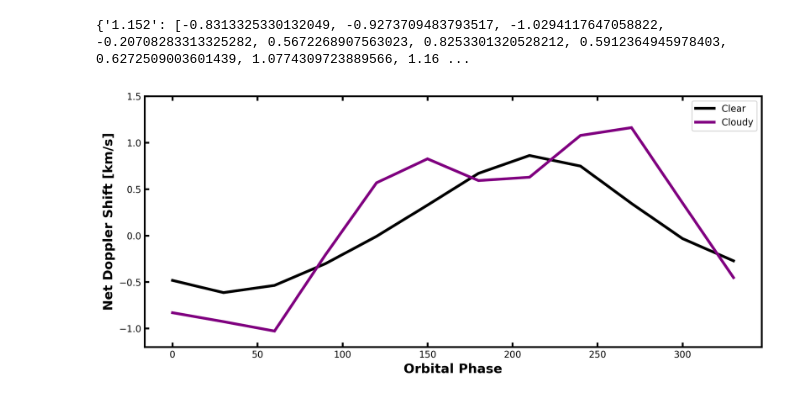
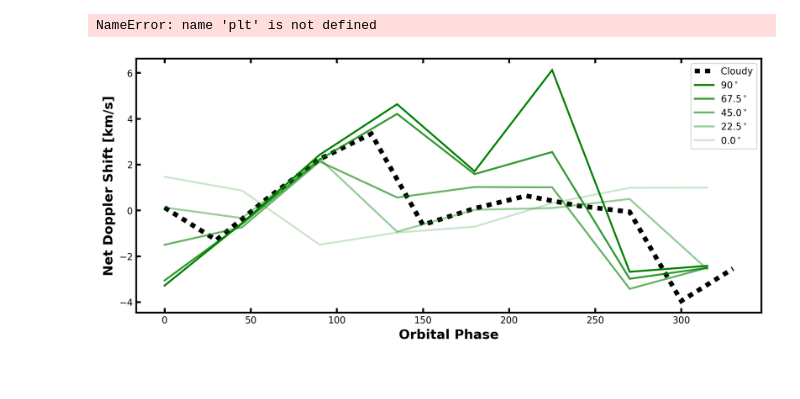
Before and after one commit to imalsky/New_Jups, a Jupyter notebook: Code/cc.ipynb, the cells around one changed output. Saved outputs shown, nothing was run; the diff lists cells and outputs as text; code cells hidden in the pictures.

```diff
--- a/Code/cc.ipynb
+++ b/Code/cc.ipynb
@@ -221,4 +246,0 @@ for inc in inclinations:
-# %%
-print (test_dictionary)
-# %% [output]
-{'1.152': [-0.8313325330132049, -0.9273709483793517, -1.0294117647058822, -0.20708283313325282, 0.5672268907563023, 0.8253301320528212, 0.5912364945978403, 0.6272509003601439, 1.0774309723889566, 1.16 ...
@@ -235,29 +247,86 @@ cloudy_vals = [-0.8313325330132049, -0.9273709483793517, -1.0294117647058822, -0
+# %%
+ups_clear = [-0.478, -0.006, 0.33, 0.638, 0.794, 0.678, 0.314, -0.578, -0.042, -0.286, -0.51, -0.302]
+ups_cloudy = [0.122, -1.298, 0.546, 2.23, 3.342, -0.634, 0.086, 0.634, 0.202, -0.066, -3.954, -2.546]
+
+clear_1 = [-0.254, 0.21, 1.082, 1.31, -0.038, -0.314, -0.878, -0.538]
+clear_2 = [-0.378, 0.166, 1.01, 1.286, 0.094, -0.338, -0.814, -0.51]
+clear_3 = [-0.546, 0.118, 0.846, 1.126, 0.326, -0.326, -0.694, -0.434]
+clear_4 = [-0.466, 0.162, 0.622, 0.742, 0.31, -0.166, -0.554, -0.29]
+clear_5 = [0.03, 0.03, 0.03, 0.026, 0.026, 0.03, 0.026, 0.026]
+
+cloudy_1 = [-3.282, -0.554, 2.422, 4.634, 1.706, 6.122, -2.682, -2.422]
+cloudy_2 = [-3.058, -0.59, 2.214, 4.21, 1.582, 2.546, -2.986, -2.51]
+cloudy_3 = [-1.37, -0.646, 1.838, 0.358, 0.826, 0.698, -2.878, -2.118]
+cloudy_4 = [-0.022, -0.186, 1.65, -1.058, -0.23, -0.174, 0.854, -1.586]
+cloudy_5 = [-0.21, -0.238, -0.23, -0.234, -0.226, -0.15, -0.106, -0.246]
+# %%
+
+fig, ax = plt.subplots(1, sharex=True, sharey=True, figsize=(12,5))
+
+from scipy.interpolate import interp1d
+
+phases = [0.0, 30.0, 60.0, 90.0, 120.0, 150.0,
+          180.0, 210.0, 240.0, 270.0, 300.0, 330.0]
+
+phases2 = [0.0, 45.0, 90.0, 135.0, 180.0, 225.0, 270.0, 315.0]
+
+ax.plot(phases, ups_clear, color='black', linestyle='dotted',
+        linewidth=5, label=r'Clear')
+"""
+ax.plot(phases, ups_cloudy, color='red', linestyle='dotted',
+        linewidth=5, label=r'Cloudy')
+
+ax.plot(phases2, cloudy_1, color='green', alpha=1.0, label=r'Cloudy 90$^\circ$')
+ax.plot(phases2, cloudy_2, color='green', alpha=0.8, label=r'67.5$^\circ$')
+ax.plot(phases2, cloudy_3, color='green', alpha=0.6, label=r'45.0$^\circ$')
+ax.plot(phases2, cloudy_4, color='green', alpha=0.4, label=r'22.5$^\circ$')
+ax.plot(phases2, cloudy_5, color='green', alpha=0.2, label=r'0.0$^\circ$')
+"""
+
+
+ax.plot(phases2, clear_1, color='purple', alpha=1.0, label=r'90$^\circ$')
+ax.plot(phases2, clear_2, color='purple', alpha=0.8, label=r'67.5$^\circ$')
+ax.plot(phases2, clear_3, color='purple', alpha=0.6, label=r'45.0$^\circ$')
+ax.plot(phases2, clear_4, color='purple', alpha=0.4, label=r'22.5$^\circ$')
+ax.plot(phases2, clear_5, color='purple', alpha=0.2, label=r'0.0$^\circ$')
+
+
+ax.set_ylabel('Net Doppler Shift [km/s]', fontsize=14, weight='bold')
+ax.set_xlabel('Orbital Phase', fontsize=14, weight='bold')
+ax.legend()
+#ax.set_ylim(-1.2,1.5)
+fig.savefig('/home/imalsky/Desktop/Clear-Net-Shift-{}.png'.format(model), dpi=250, bbox_inches='tight')
+# %% [output]
+NameError: name 'plt' is not defined
 # %%
 
 fig, ax = plt.subplots(1, sharex=True, sharey=True, figsize=(12,5))
 
 from scipy.interpolate import interp1d
 
 phases = [0.0, 30.0, 60.0, 90.0, 120.0, 150.0,
           180.0, 210.0, 240.0, 270.0, 300.0, 330.0]
 
+phases2 = [0.0, 45.0, 90.0, 135.0, 180.0, 225.0, 270.0, 315.0]
 
 
-ax.plot(phases, clear_vals, color='black', linestyle='solid',
-        linewidth=3, label=r'Clear')
+ax.plot(phases, ups_cloudy, color='black', linestyle='dotted',
+        linewidth=5, label=r'Cloudy')
 
-ax.plot(phases, cloudy_vals, color='purple', linestyle='solid',
-        linewidth=3, label=r'Cloudy')
-
+ax.plot(phases2, cloudy_1, color='green', alpha=1.0, label=r'90$^\circ$')
+ax.plot(phases2, cloudy_2, color='green', alpha=0.8, label=r'67.5$^\circ$')
+ax.plot(phases2, cloudy_3, color='green', alpha=0.6, label=r'45.0$^\circ$')
+ax.plot(phases2, cloudy_4, color='green', alpha=0.4, label=r'22.5$^\circ$')
+ax.plot(phases2, cloudy_5, color='green', alpha=0.2, label=r'0.0$^\circ$')
 
 
 ax.set_ylabel('Net Doppler Shift [km/s]', fontsize=14, weight='bold')
 ax.set_xlabel('Orbital Phase', fontsize=14, weight='bold')
 ax.legend()
-ax.set_ylim(-1.2,1.5)
-fig.savefig('/home/imalsky/Desktop/Net-Shift-{}.png'.format(model), dpi=250, bbox_inches='tight')
+#ax.set_ylim(-1.2,1.5)
+fig.savefig('/home/imalsky/Desktop/Cloudy-Net-Shift-{}.png'.format(model), dpi=250, bbox_inches='tight')
 # %% [output]
-[figure, old version]
+[figure, new version]
 # %%
 fig, ax = plt.subplots(2, 5, sharex=True, sharey=True,
                       figsize=(12, 12), gridspec_kw={'hspace': 0.15, 'wspace': 0.10})
```
Also changed, not shown: parts of 4 cells of this notebook, 13 other files.
